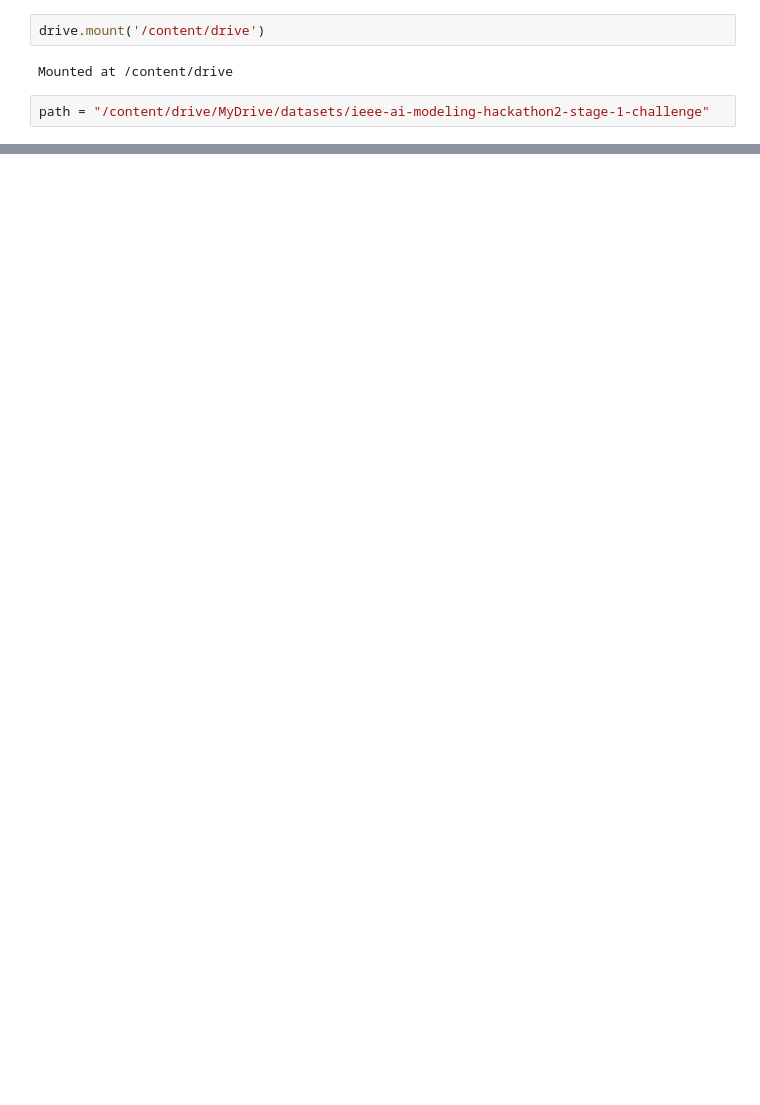
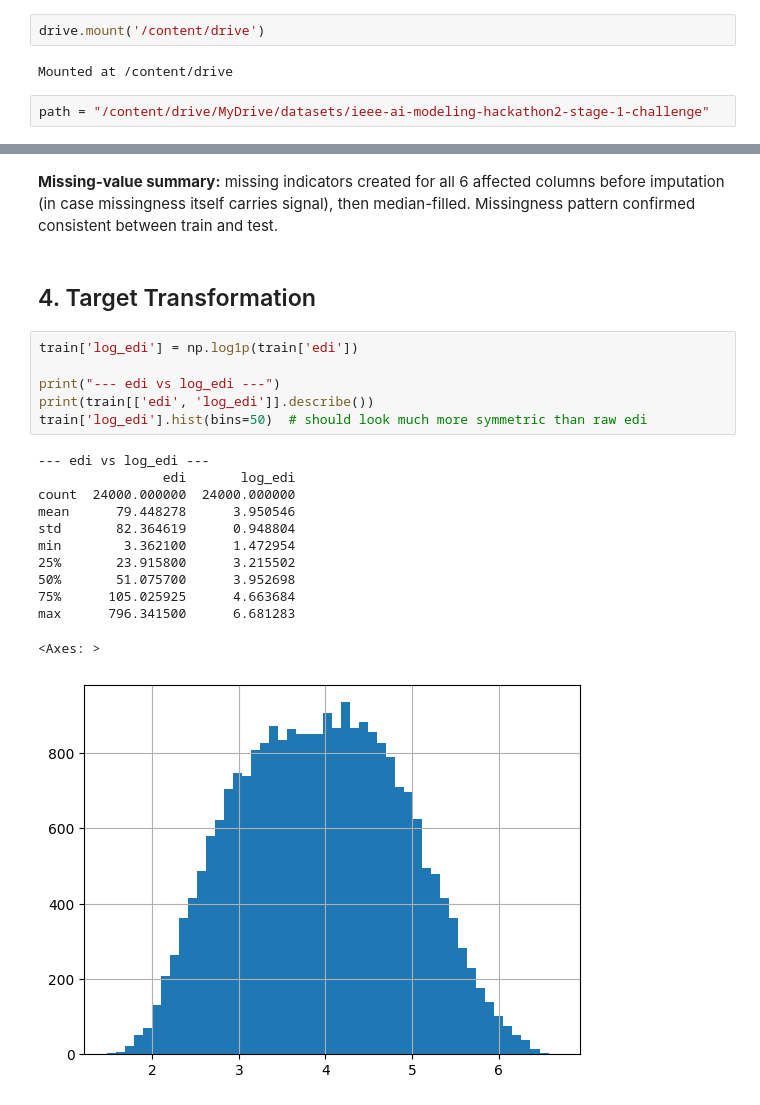
Before and after one commit to rahafabumwise/IEEE-AI-Modeling-Hackathon-2.0-Stage-1-Challenge, a Jupyter notebook: main.ipynb, the cells around one changed output, grey strips where cells are left out. Cells and saved outputs as stored; diff of their text form; blank space fills up the shorter version.

```diff
--- a/main.ipynb
+++ b/main.ipynb
@@ -260,0 +371,25 @@ print(comparison.head(10))
+# %% [markdown]
+**Missing-value summary:** missing indicators created for all 6 affected columns before
+imputation (in case missingness itself carries signal), then median-filled. Missingness pattern
+confirmed consistent between train and test.
+# %% [markdown]
+## 4. Target Transformation
+# %%
+train['log_edi'] = np.log1p(train['edi'])
+
+print("--- edi vs log_edi ---")
+print(train[['edi', 'log_edi']].describe())
+train['log_edi'].hist(bins=50)  # should look much more symmetric than raw edi
+# %% [output]
+--- edi vs log_edi ---
+                edi       log_edi
+count  24000.000000  24000.000000
+mean      79.448278      3.950546
+std       82.364619      0.948804
+min        3.362100      1.472954
+25%       23.915800      3.215502
+50%       51.075700      3.952698
+75%      105.025925      4.663684
+max      796.341500      6.681283
+<Axes: >
+[figure, added]
```
Also changed, not shown: parts of 52 cells of this notebook.
